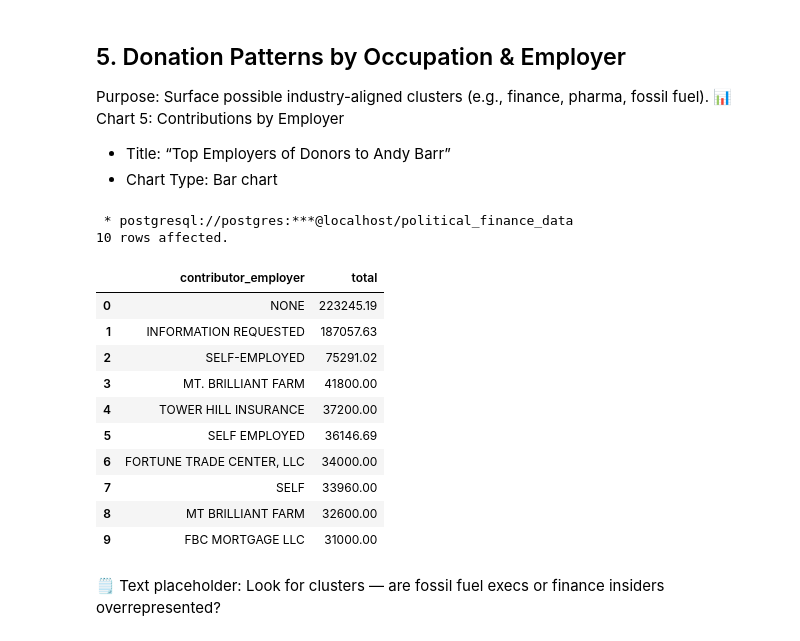
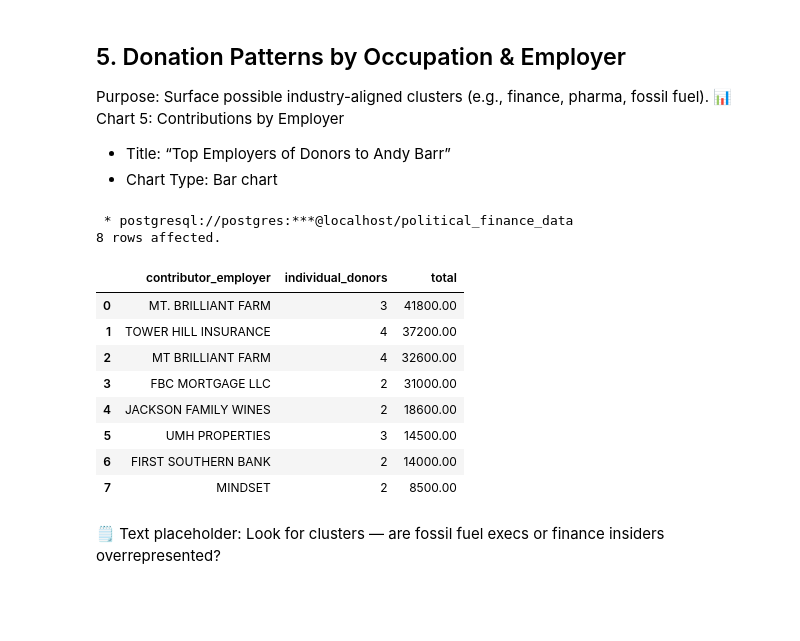
Before and after one commit to shadownetworkintel/dmt_fec_ingesters, a Jupyter notebook: Notebooks/ReportAndyBarr.ipynb, the cells around one changed output. Drawn from its saved outputs; the diff is of its cells as text; code cells hidden in the pictures; blank space fills up the shorter version.

```diff
--- a/Notebooks/ReportAndyBarr.ipynb
+++ b/Notebooks/ReportAndyBarr.ipynb
@@ -183,0 +486,31 @@ ORDER BY total DESC;
+# %%
+# Sort descending for visual impact
+family_contributions_df = family_contributions_df.sort_values('total_contributed', ascending=False)
+
+# Set seaborn style
+sns.set_theme(style="whitegrid")
+
+# Plot
+plt.figure(figsize=(10, 6))
+barplot = sns.barplot(
+    x='total_contributed',
+    y='last_name',
+    data=family_contributions_df,
+    palette='Blues_d'
+)
+
+# Title and formatting
+plt.title('Top Contributing Families by Last Name\n(2026 Cycle, Contributions to Andy Barr Committees)', fontsize=14, weight='bold')
+plt.xlabel('Total Contributions ($)', fontsize=12)
+plt.ylabel('Last Name', fontsize=12)
+
+# Format x-axis ticks
+# Convert 'total_contributed' to float before performing arithmetic
+barplot.set(xlim=(0, float(max(family_contributions_df['total_contributed'])) * 1.1))
+barplot.bar_label(barplot.containers[0], fmt='${:,.0f}', label_type='edge', padding=5)
+
+# Remove spines
+sns.despine(left=True, bottom=True)
+
+plt.tight_layout()
+plt.show()
@@ -245,26 +1206,27 @@ Purpose: Surface possible industry-aligned clusters (e.g., finance, pharma, foss
 - Chart Type: Bar chart
 # %%
 %%sql
-SELECT contributor_employer, SUM(contribution_receipt_amount) AS total
+SELECT contributor_employer, COUNT(distinct contributor_name) as individual_donors, SUM(contribution_receipt_amount) AS total
 FROM schedule_a_contributions
 WHERE committee_id in ('C00467571', 'C00618777', 'C00633792')
 AND contributor_employer IS NOT NULL
+AND contributor_employer NOT IN ('NONE', 'SELF-EMPLOYED', 'SELF EMPLOYED','INFORMATION REQUESTED', 'NOT EMPLOYED', 'SELF')
 GROUP BY contributor_employer
-ORDER BY total DESC LIMIT 10;
+HAVING COUNT(distinct contributor_name) > 1
+and SUM(contribution_receipt_amount) > 6600
+ORDER BY total DESC LIMIT 25;
 # %% [output]
  * postgresql://postgres:***@localhost/political_finance_data
-10 rows affected.
+8 rows affected.
-|  | contributor_employer | total |
-| 0 | NONE | 223245.19 |
-| 1 | INFORMATION REQUESTED | 187057.63 |
-| 2 | SELF-EMPLOYED | 75291.02 |
-| 3 | MT. BRILLIANT FARM | 41800.00 |
-| 4 | TOWER HILL INSURANCE | 37200.00 |
-| 5 | SELF EMPLOYED | 36146.69 |
-| 6 | FORTUNE TRADE CENTER, LLC | 34000.00 |
-| 7 | SELF | 33960.00 |
-| 8 | MT BRILLIANT FARM | 32600.00 |
-| 9 | FBC MORTGAGE LLC | 31000.00 |
+|  | contributor_employer | individual_donors | total |
+| 0 | MT. BRILLIANT FARM | 3 | 41800.00 |
+| 1 | TOWER HILL INSURANCE | 4 | 37200.00 |
+| 2 | MT BRILLIANT FARM | 4 | 32600.00 |
+| 3 | FBC MORTGAGE LLC | 2 | 31000.00 |
+| 4 | JACKSON FAMILY WINES | 2 | 18600.00 |
+| 5 | UMH PROPERTIES | 3 | 14500.00 |
+| 6 | FIRST SOUTHERN BANK | 2 | 14000.00 |
+| 7 | MINDSET | 2 | 8500.00 |
 # %% [markdown]
 🗒️ Text placeholder: Look for clusters — are fossil fuel execs or finance insiders overrepresented?
 # %% [markdown]
```
Also changed, not shown: parts of 68 cells of this notebook, 4 other files.
